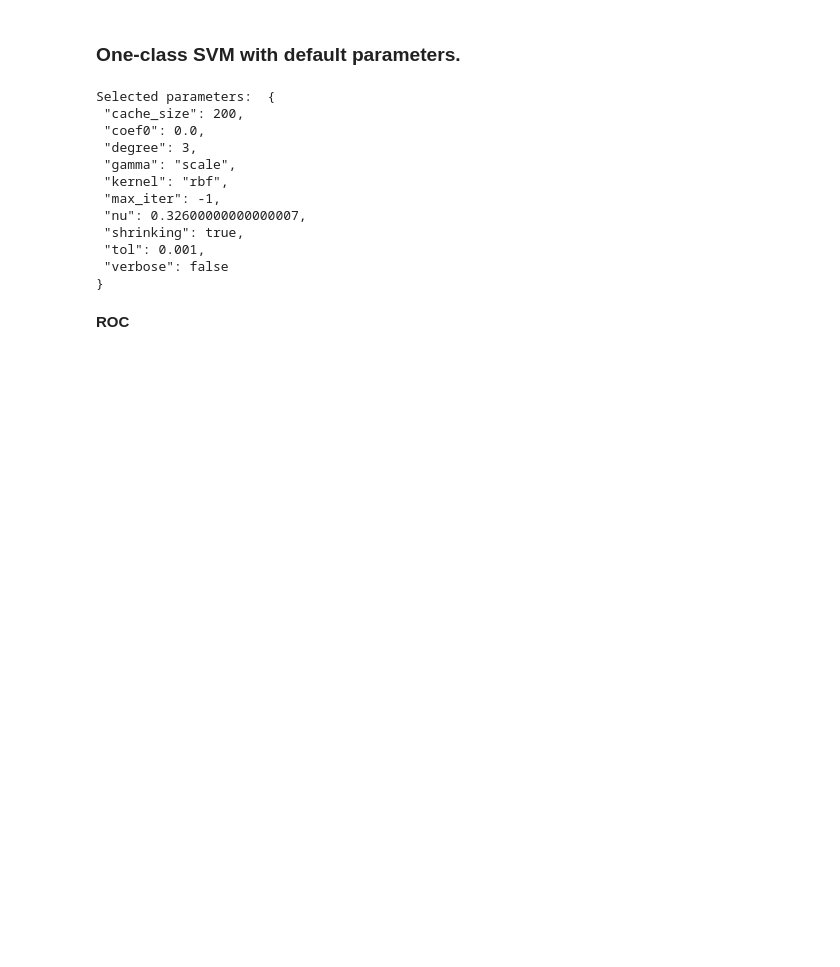
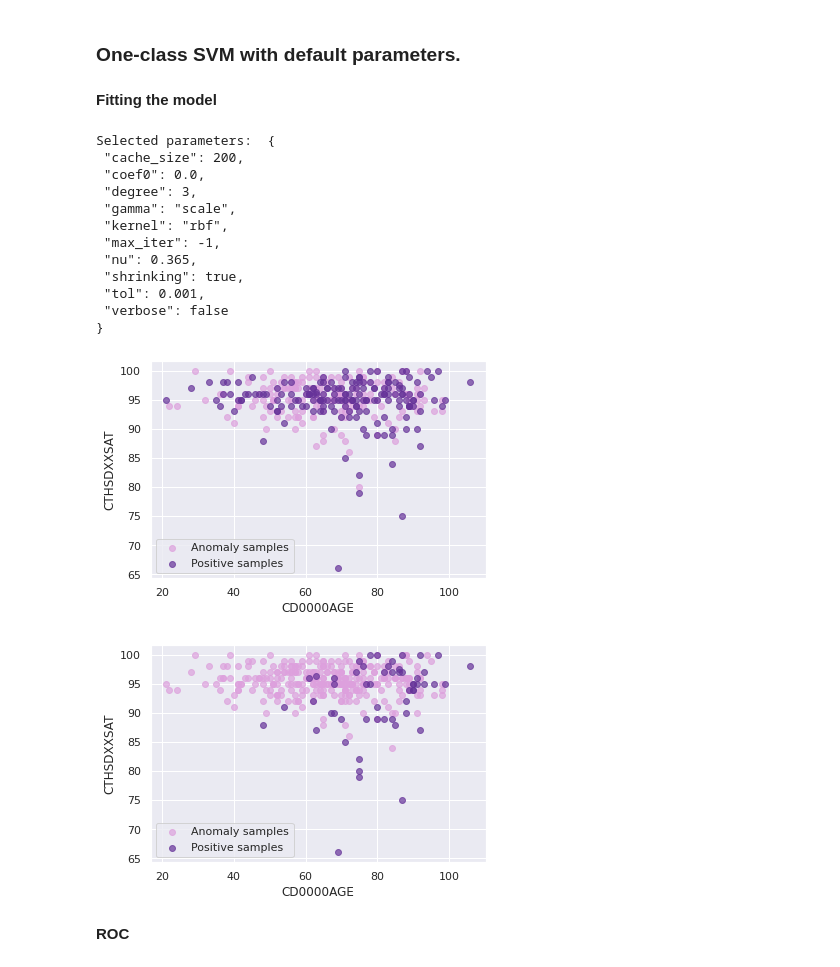
Before and after one commit to unaicarbajo/one-class-covid19, a Jupyter notebook: covid19_prognosis.ipynb, the cells around one changed output. Cells and saved outputs as stored; diff of their text form; code cells hidden in the pictures; blank space fills up the shorter version.

```diff
--- a/covid19_prognosis.ipynb
+++ b/covid19_prognosis.ipynb
@@ -843,4 +935,6 @@ Score (outer): 0.2821
 estimator_ocsvm = OneClassSVM()
+# %% [markdown]
+**Fitting the model**
 # %%
 print("Selected parameters: ",json.dumps(estimator_ocsvm.get_params(), indent=1))
 outlierness_dict = {}
@@ -848,6 +942,8 @@ prediction_dict = {}
 
 for universe in ms:
     # Fit model with train data
+    if estimator_dict != {}: estimator_ocsvm = estimator_dict[universe]
+
     index_normal = Y_collection[universe][0].loc[Y_collection[universe][0]['ED0DISWHY']==1].index
     estimator_ocsvm.fit(X_collection[universe][0].iloc[index_normal])
 
@@ -872,11 +968,17 @@ Selected parameters:  {
  "gamma": "scale",
  "kernel": "rbf",
  "max_iter": -1,
- "nu": 0.32600000000000007,
+ "nu": 0.365,
  "shrinking": true,
  "tol": 0.001,
  "verbose": false
 }
+# %%
+plot_pair_individual(X_collection[42][1], pd.Series(prediction_dict[42]), 'CD0000AGE', 'CTHSDXXSAT')
+plot_pair_individual(X_collection[42][1], pd.Series(Y_collection[42][1]['ED0DISWHY']), 'CD0000AGE', 'CTHSDXXSAT')
+# %% [output]
+[figure, added]
+[figure, added]
 # %% [markdown]
 **ROC**
 # %%
```
Also changed, not shown: parts of 40 cells of this notebook.
